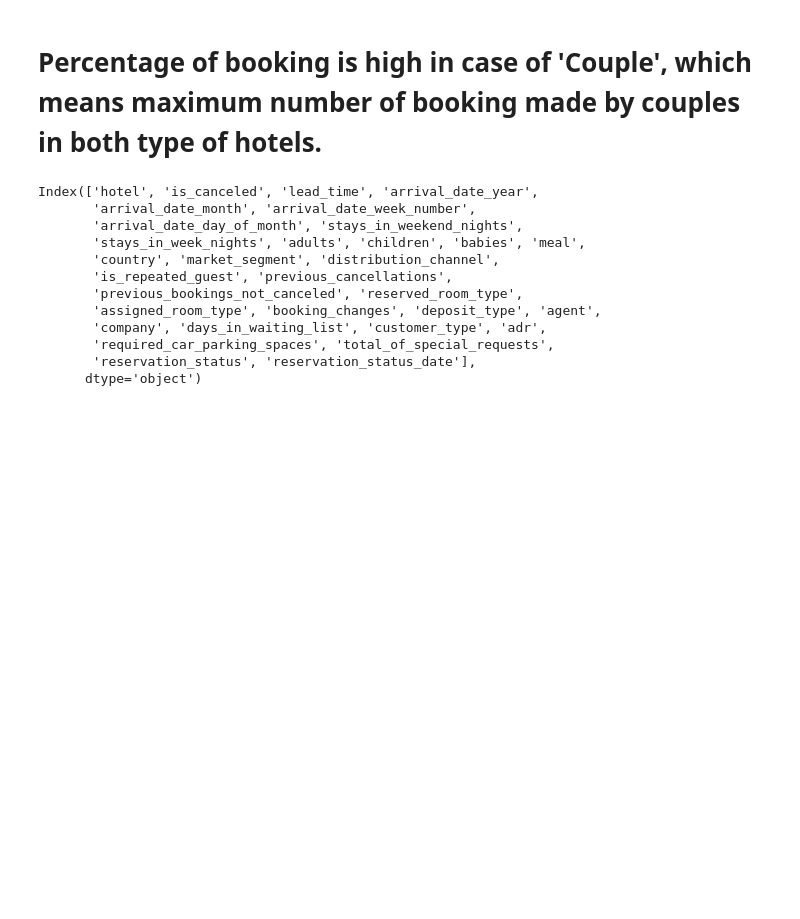
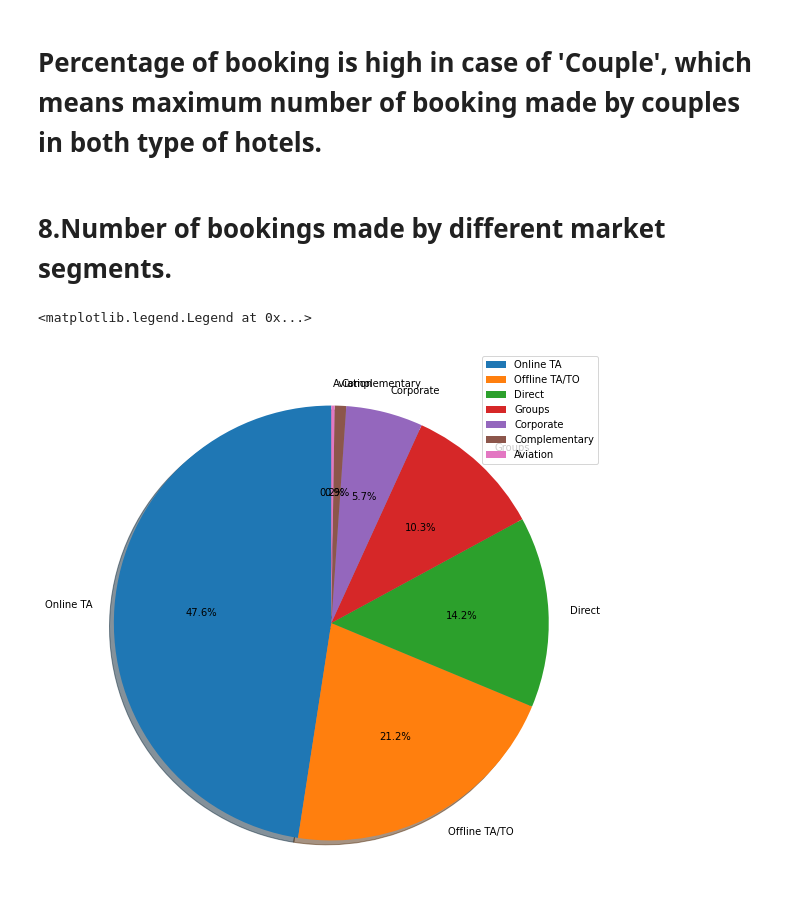
Before and after one commit to Shubhampanaskar/Hotel-Booking-Analysis-Capstone, a Jupyter notebook: Copy_of_Hotel_Booking_Analysis_BY_SHUBHAM_PANASKAR_Capstone_Project.ipynb, the cells around one changed output. Drawn from its saved outputs; the diff is of its cells as text; code cells hidden in the pictures; blank space fills up the shorter version.

```diff
--- a/Copy_of_Hotel_Booking_Analysis_BY_SHUBHAM_PANASKAR_Capstone_Project.ipynb
+++ b/Copy_of_Hotel_Booking_Analysis_BY_SHUBHAM_PANASKAR_Capstone_Project.ipynb
@@ -522,18 +522,21 @@ sns.barplot(x='types_of_accomodation',y='percentage',data=data)
 [figure]
 # %% [markdown]
 # Percentage of booking is high in case of 'Couple', which means maximum number of booking made by couples in both type of hotels.
-# %%
-hotel_df.columns
-# %% [output]
-Index(['hotel', 'is_canceled', 'lead_time', 'arrival_date_year',
-       'arrival_date_month', 'arrival_date_week_number',
-       'arrival_date_day_of_month', 'stays_in_weekend_nights',
-       'stays_in_week_nights', 'adults', 'children', 'babies', 'meal',
-       'country', 'market_segment', 'distribution_channel',
-       'is_repeated_guest', 'previous_cancellations',
-       'previous_bookings_not_canceled', 'reserved_room_type',
-       'assigned_room_type', 'booking_changes', 'deposit_type', 'agent',
-       'company', 'days_in_waiting_list', 'customer_type', 'adr',
-       'required_car_parking_spaces', 'total_of_special_requests',
-       'reservation_status', 'reservation_status_date'],
-      dtype='object')
+# %% [markdown]
+# 8.Number of bookings made by different market segments.
+# %%
+plt.figure(figsize=(20,10))
+segment=Not_cancelled["market_segment"].value_counts()
+
+# pie plot
+
+pie_plot= plt.pie(segment,
+                  labels=segment.index,
+                  autopct='%1.1f%%',
+                  shadow=True,
+                  startangle=90
+                   )
+plt.legend(pie_plot, labels = segment.index, loc="best")
+# %% [output]
+<matplotlib.legend.Legend at 0x...>
+[figure, added]
```
Also changed, not shown: parts of 9 cells of this notebook.
